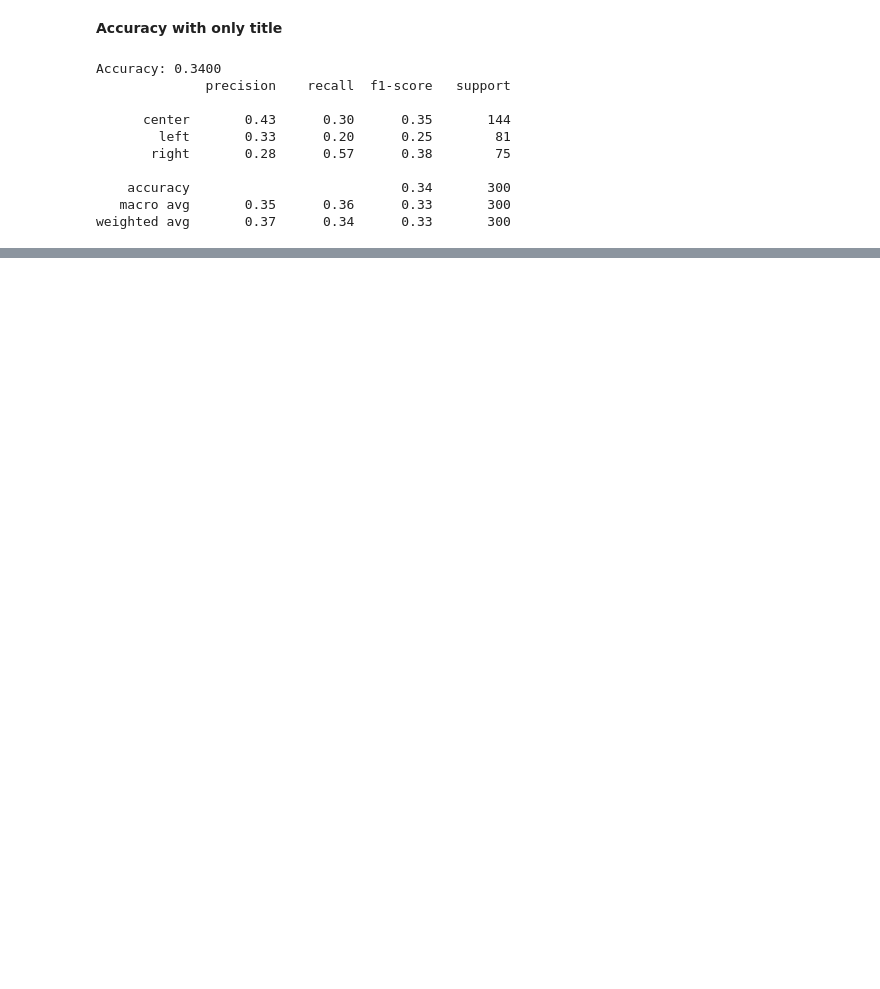
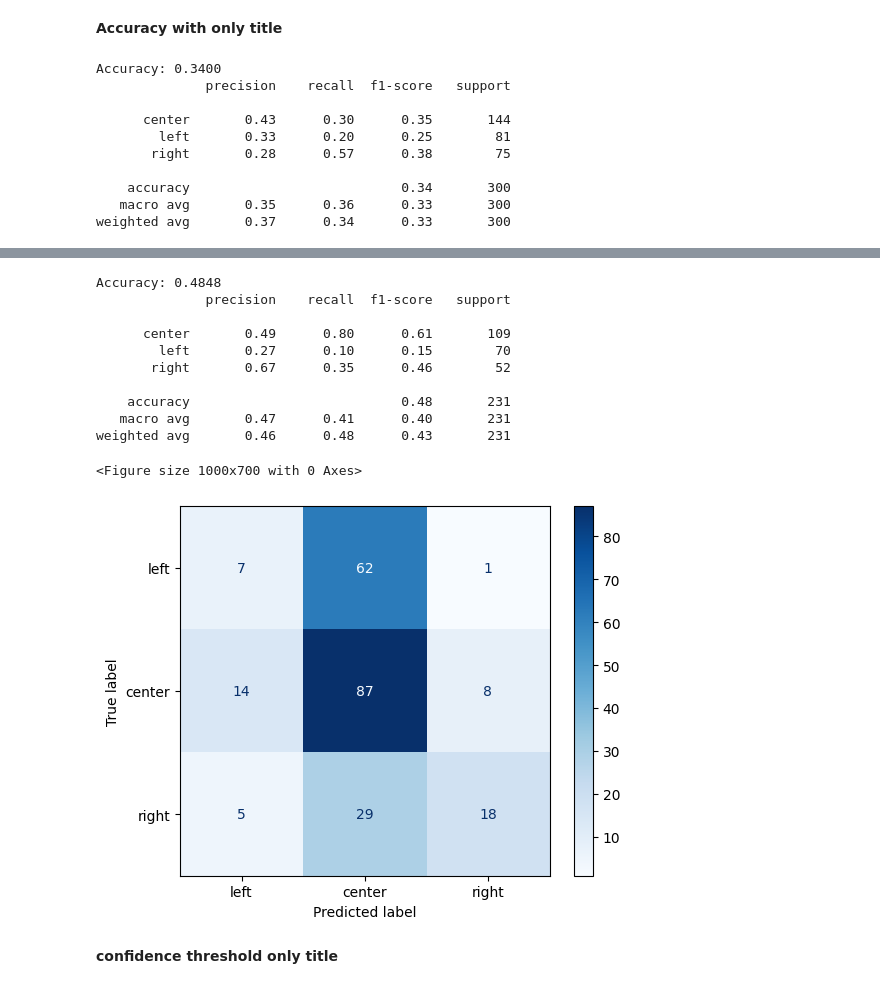
Before and after one commit to GiacomoRattazzi/thesis_MScIS, a Jupyter notebook: BASIL.ipynb, the cells around one changed output, grey strips where cells are left out. Saved outputs shown, nothing was run; the diff lists cells and outputs as text; code cells hidden in the pictures; blank space fills up the shorter version.

```diff
--- a/BASIL.ipynb
+++ b/BASIL.ipynb
@@ -158,0 +313,38 @@ plt.show()
+# %%
+# Filter out 'uncertain' predictions
+filtered_true_labels = []
+filtered_predicted_labels = []
+
+for true_label, predicted_label in zip(true_labels, predicted_labels):
+    if predicted_label != "uncertain":
+        filtered_true_labels.append(true_label)
+        filtered_predicted_labels.append(predicted_label)
+# %%
+# Evaluate the model's performance
+accuracy = accuracy_score(filtered_true_labels, filtered_predicted_labels)
+print(f"Accuracy: {accuracy:.4f}")
+print(classification_report(filtered_true_labels, filtered_predicted_labels))
+
+# Compute confusion matrix
+matrix = confusion_matrix(filtered_true_labels, filtered_predicted_labels, labels=["left", "center", "right"])
+disp = ConfusionMatrixDisplay(confusion_matrix=matrix, display_labels=["left", "center", "right"])
+
+# Plot the confusion matrix
+plt.figure(figsize=(10, 7))
+disp.plot(cmap=plt.cm.Blues)
+plt.show()
+# %% [output]
+Accuracy: 0.4848
+              precision    recall  f1-score   support
+
+      center       0.49      0.80      0.61       109
+        left       0.27      0.10      0.15        70
+       right       0.67      0.35      0.46        52
+
+    accuracy                           0.48       231
+   macro avg       0.47      0.41      0.40       231
+weighted avg       0.46      0.48      0.43       231
+<Figure size 1000x700 with 0 Axes>
+[figure, added]
+# %% [markdown]
+**confidence threshold only title**
```
Also changed, not shown: parts of 27 cells of this notebook.
